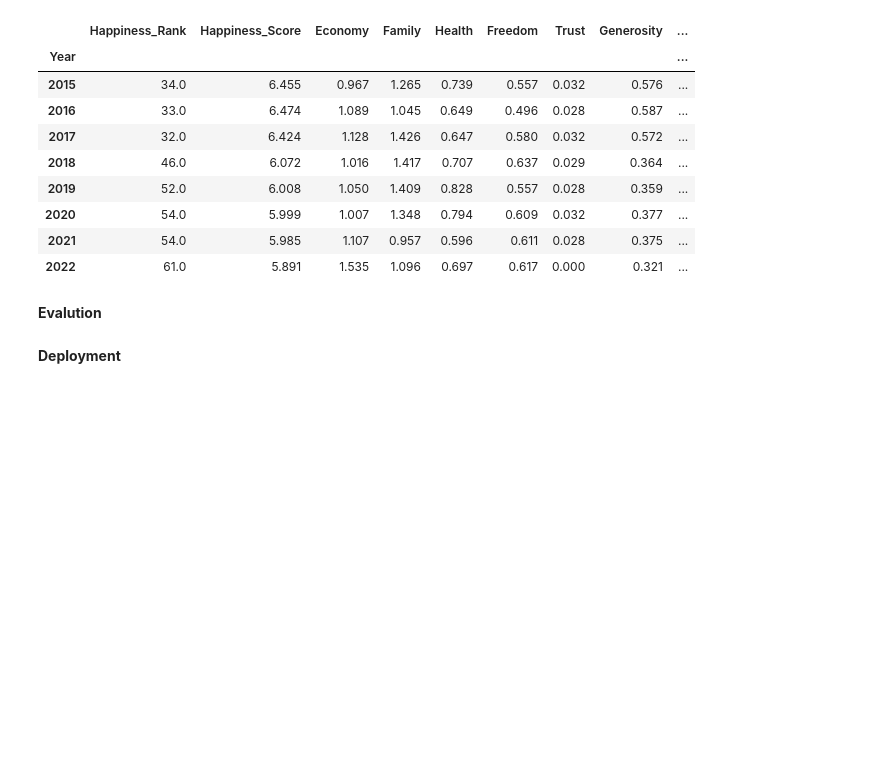
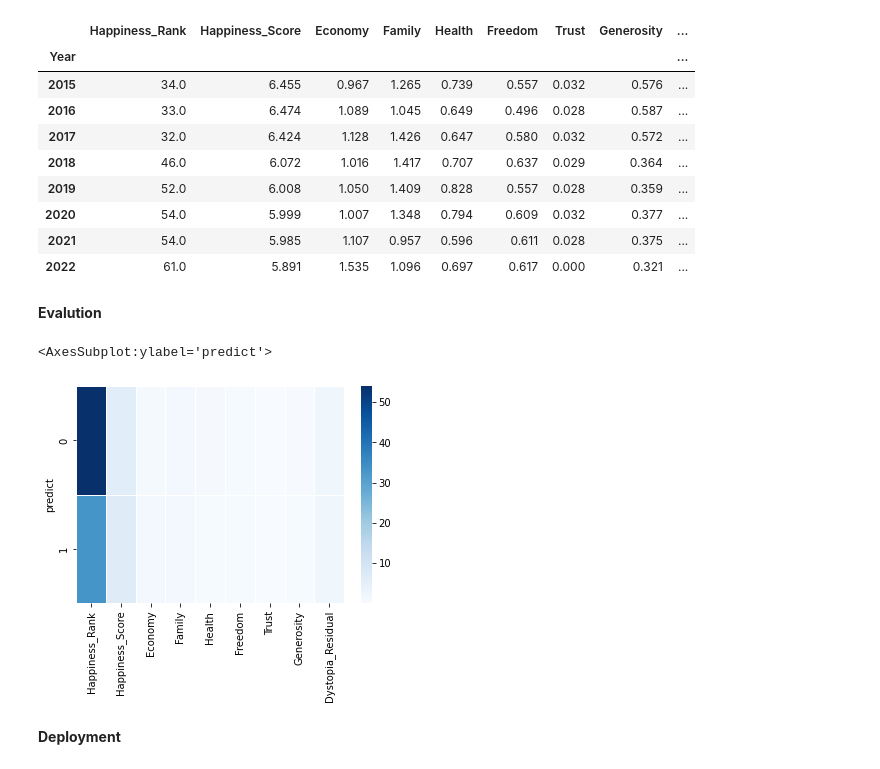
Before and after one commit to langsari/data-science-with-python-2022, a Jupyter notebook: life - cycle/life-cycle.ipynb, the cells around one changed output. Drawn from its saved outputs; the diff is of its cells as text; code cells hidden in the pictures; blank space fills up the shorter version.

```diff
--- a/life - cycle/life-cycle.ipynb
+++ b/life - cycle/life-cycle.ipynb
@@ -209,5 +209,10 @@ df1
 | 2022 | 61.0 | 5.891 | 1.535 | 1.096 | 0.697 | 0.617 | 0.000 | 0.321 | ... |
 # %% [markdown]
 **Evalution**
+# %%
+sns.heatmap(df1.groupby('predict').median(),cmap='Blues',linewidths=1)
+# %% [output]
+<AxesSubplot:ylabel='predict'>
+[figure, added]
 # %% [markdown]
 **Deployment**
```
